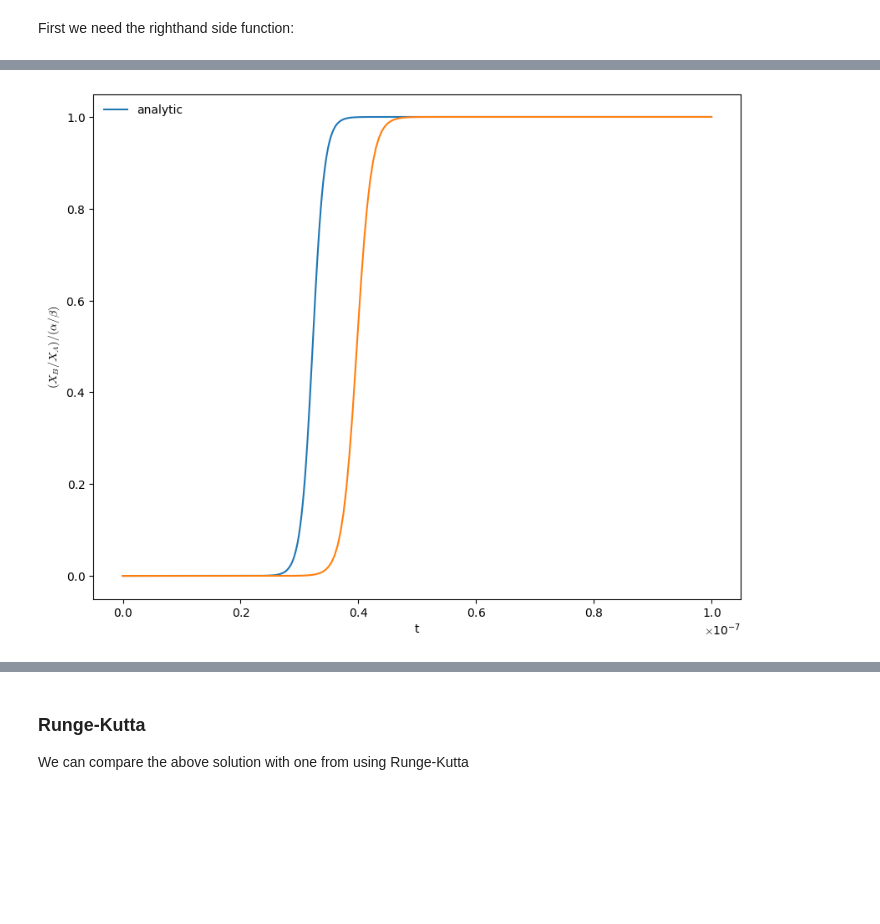
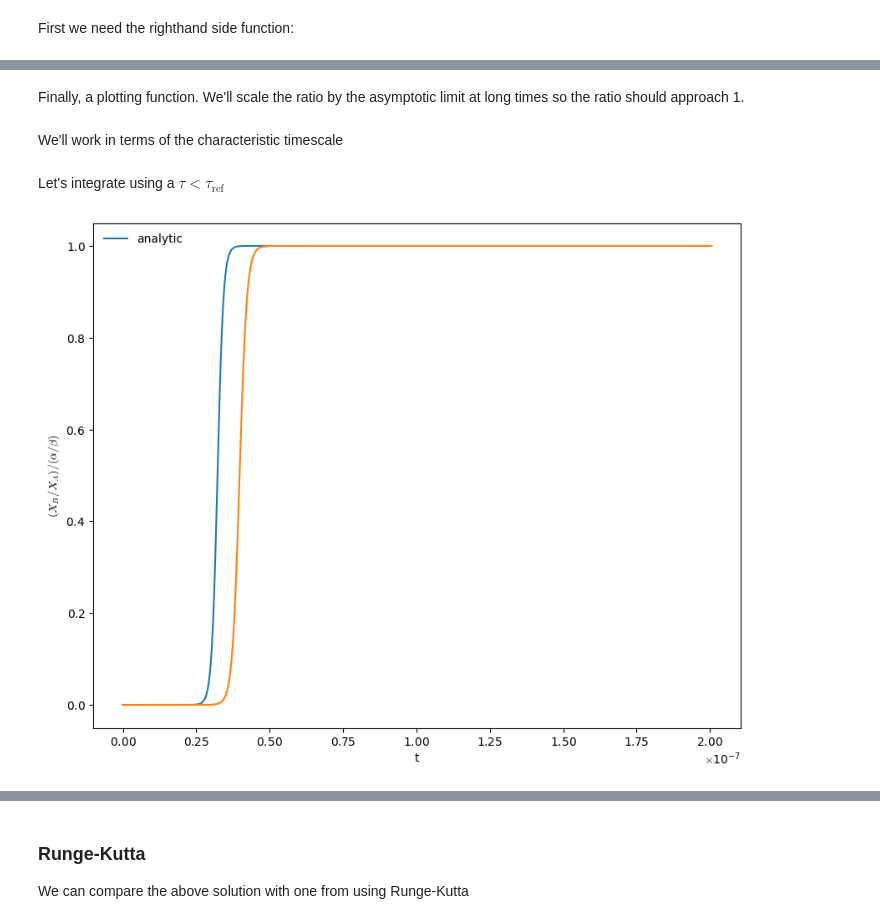
Before and after one commit to zingale/comp_astro_tutorial, a Jupyter notebook: content/reaction_networks/ODEs-implicit-systems.ipynb, the cells around one changed output, grey strips where cells are left out. Drawn from its saved outputs; the diff is of its cells as text; code cells hidden in the pictures; blank space fills up the shorter version.

```diff
--- a/content/reaction_networks/ODEs-implicit-systems.ipynb
+++ b/content/reaction_networks/ODEs-implicit-systems.ipynb
@@ -118,6 +126,8 @@ def integrate(Y_0, dt, tmax):
 # %%
 def analytic(t):
     return (np.exp((alpha+beta)*t) - 1.0) / ((beta/alpha)*np.exp((alpha+beta)*t) + 1.0)
+# %% [markdown]
+Finally, a plotting function.  We'll scale the ratio by the asymptotic limit at long times so the ratio should approach 1.
 # %%
 def plot(t, XA, XB, label=None):
     frac_equil = alpha / beta
@@ -135,11 +145,14 @@ def plot(t, XA, XB, label=None):
 
     ax.legend(frameon=False)
     return fig
+# %% [markdown]
+We'll work in terms of the characteristic timescale
 # %%
 tref = 1.0/(alpha + beta)
+# %% [markdown]
+Let's integrate using a $\tau < \tau_\mathrm{ref}$
 # %%
-t, XA, XB = integrate([1.0, 0.0], 0.5*tref, 100*tref)
+t, XA, XB = integrate([1.0, 0.0], 0.5*tref, 200*tref)
+fig = plot(t, XA, XB)
+# %% [output]
+[figure, added]
-# %%
-fig = plot(t, XA, XB)
-# %% [output]
-[figure, removed]
```
Also changed, not shown: parts of 21 cells of this notebook.
